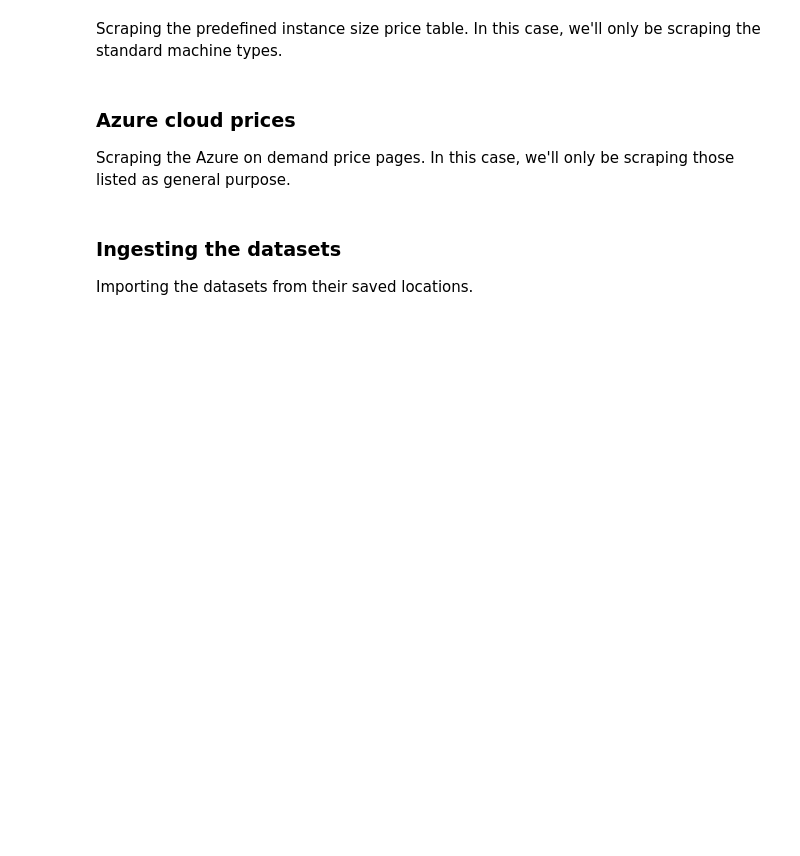
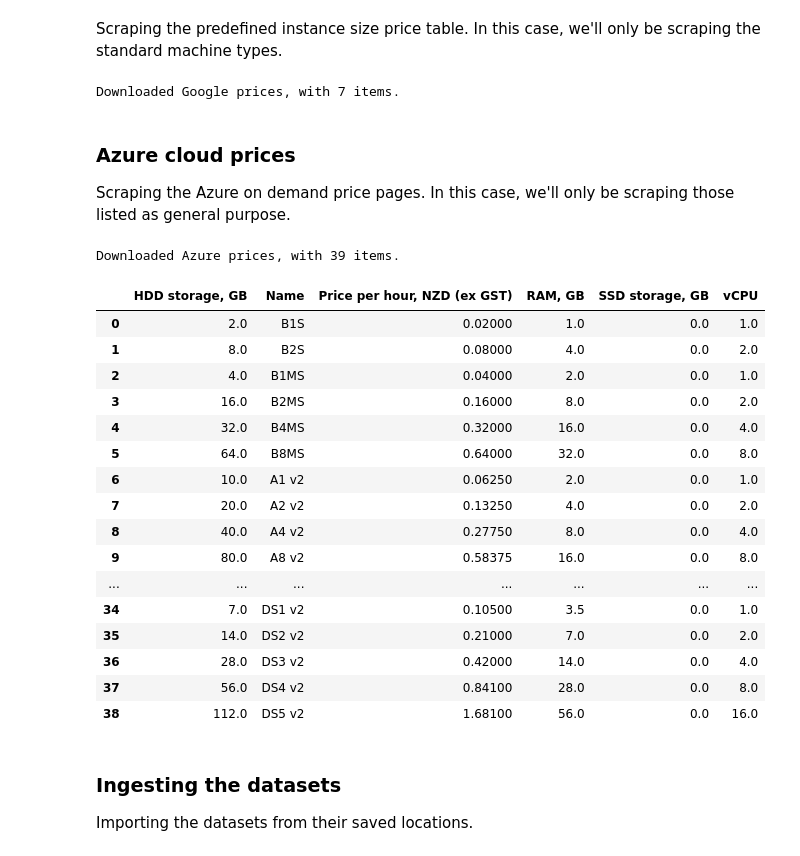
Before and after one commit to catalyst-cloud/catalystcloud-price-comparison, a Jupyter notebook: cloud_price_comparison.ipynb, the cells around one changed output. Drawn from its saved outputs; the diff is of its cells as text; code cells hidden in the pictures; blank space fills up the shorter version.

Commit message:
Added extra prints

```diff
--- a/cloud_price_comparison.ipynb
+++ b/cloud_price_comparison.ipynb
@@ -273,7 +283,12 @@ for instance_type in google_acceptable_instance_families:
         except:
             continue
 
-pd.DataFrame(google_prices_list).to_csv(google_data_location)
+google_dataframe = pd.DataFrame(google_prices_list)
+google_dataframe.to_csv(google_data_location)
+
+print('Downloaded Google prices, with {} items.'.format(google_dataframe.shape[0]))
+# %% [output]
+Downloaded Google prices, with 7 items.
 # %% [markdown]
 ### Azure cloud prices
 
@@ -380,6 +395,33 @@ for price_table in appropriate_price_tables:
             raise ValueError('Unknown storage type.')
 
 pd.DataFrame(azure_instance_list).to_csv(azure_data_location)
+
+azure_dataframe = pd.DataFrame(azure_instance_list)
+azure_dataframe.to_csv(azure_data_location)
+
+print('Downloaded Azure prices, with {} items.'.format(azure_dataframe.shape[0]))
+# %% [output]
+Downloaded Azure prices, with 39 items.
+# %%
+azure_dataframe
+# %% [output]
+|  | HDD storage, GB | Name | Price per hour, NZD (ex GST) | RAM, GB | SSD storage, GB | vCPU |
+| 0 | 2.0 | B1S | 0.02000 | 1.0 | 0.0 | 1.0 |
+| 1 | 8.0 | B2S | 0.08000 | 4.0 | 0.0 | 2.0 |
+| 2 | 4.0 | B1MS | 0.04000 | 2.0 | 0.0 | 1.0 |
+| 3 | 16.0 | B2MS | 0.16000 | 8.0 | 0.0 | 2.0 |
+| 4 | 32.0 | B4MS | 0.32000 | 16.0 | 0.0 | 4.0 |
+| 5 | 64.0 | B8MS | 0.64000 | 32.0 | 0.0 | 8.0 |
+| 6 | 10.0 | A1 v2 | 0.06250 | 2.0 | 0.0 | 1.0 |
+| 7 | 20.0 | A2 v2 | 0.13250 | 4.0 | 0.0 | 2.0 |
+| 8 | 40.0 | A4 v2 | 0.27750 | 8.0 | 0.0 | 4.0 |
+| 9 | 80.0 | A8 v2 | 0.58375 | 16.0 | 0.0 | 8.0 |
+| ... | ... | ... | ... | ... | ... | ... |
+| 34 | 7.0 | DS1 v2 | 0.10500 | 3.5 | 0.0 | 1.0 |
+| 35 | 14.0 | DS2 v2 | 0.21000 | 7.0 | 0.0 | 2.0 |
+| 36 | 28.0 | DS3 v2 | 0.42000 | 14.0 | 0.0 | 4.0 |
+| 37 | 56.0 | DS4 v2 | 0.84100 | 28.0 | 0.0 | 8.0 |
+| 38 | 112.0 | DS5 v2 | 1.68100 | 56.0 | 0.0 | 16.0 |
 # %% [markdown]
 ### Ingesting the datasets
 
```
Also changed, not shown: parts of 4 cells of this notebook.
